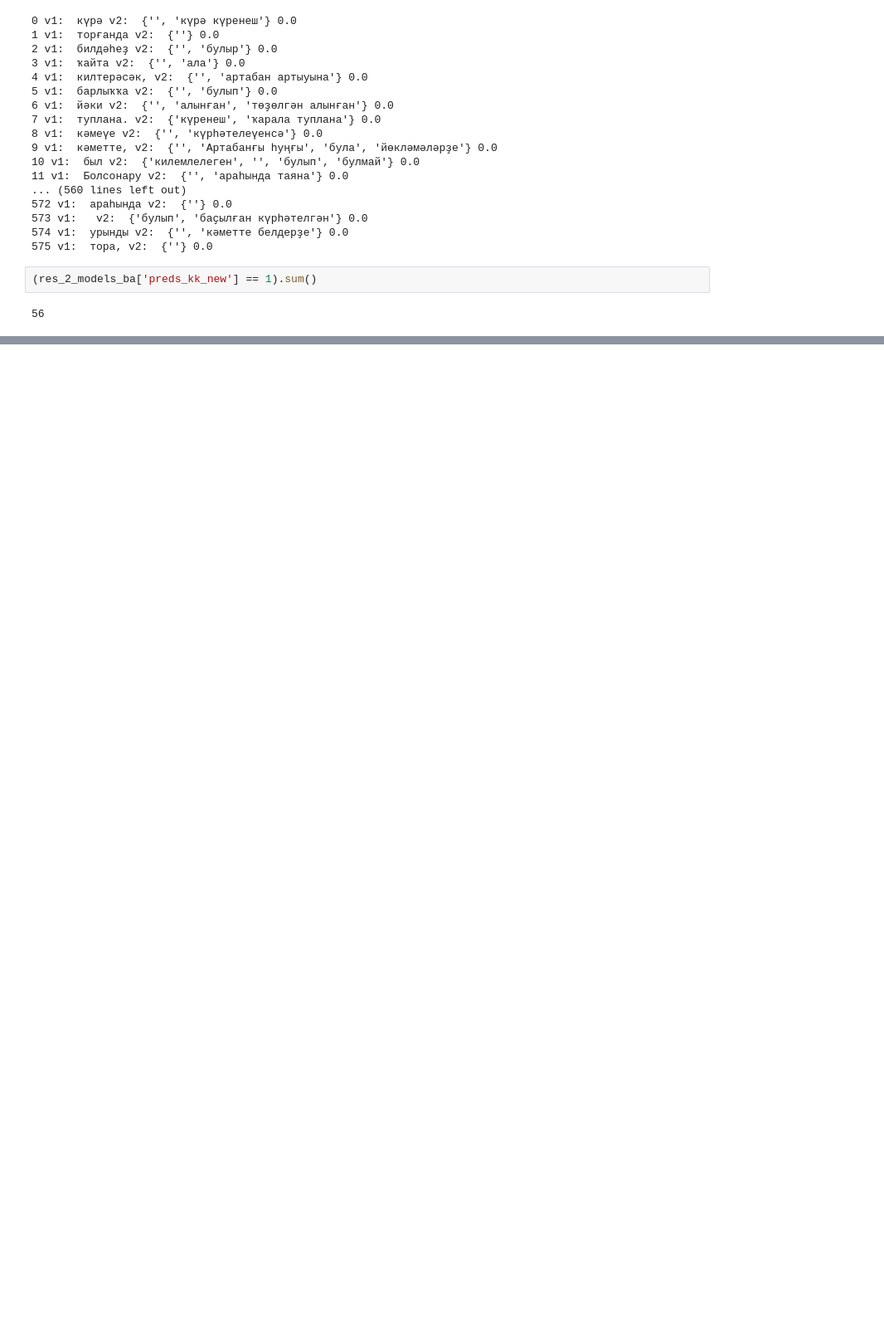
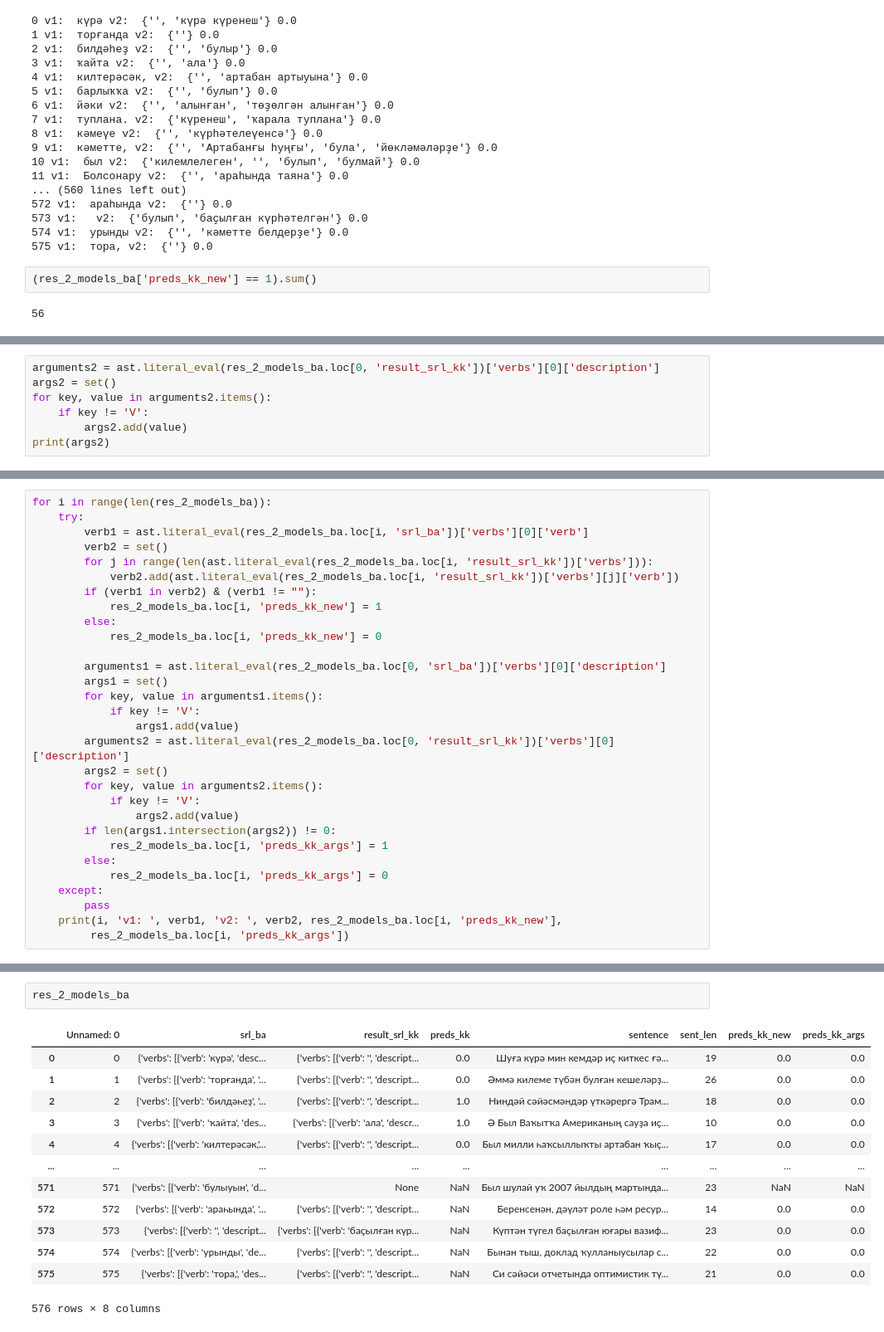
Before and after one commit to Rustemhak/MADE-project-semantic-role-labeling-Turkic, a Jupyter notebook: framebank+yandex_translate/compare_verbs.ipynb, the cells around one changed output, grey strips where cells are left out. Shown at 83% size. Saved outputs shown, nothing was run; the diff lists cells and outputs as text; blank space fills up the shorter version.

Commit message:
add verbs and arguments comparison

```diff
--- a/framebank+yandex_translate/compare_verbs.ipynb
+++ b/framebank+yandex_translate/compare_verbs.ipynb
@@ -58,0 +72,7 @@ for i in range(len(res_2_models_ba)):
+# %%
+arguments2 = ast.literal_eval(res_2_models_ba.loc[0, 'result_srl_kk'])['verbs'][0]['description']
+args2 = set()
+for key, value in arguments2.items():
+    if key != 'V':
+        args2.add(value)
+print(args2)
@@ -58,0 +84,30 @@ for i in range(len(res_2_models_ba)):
+# %%
+for i in range(len(res_2_models_ba)):
+    try:
+        verb1 = ast.literal_eval(res_2_models_ba.loc[i, 'srl_ba'])['verbs'][0]['verb']
+        verb2 = set()
+        for j in range(len(ast.literal_eval(res_2_models_ba.loc[i, 'result_srl_kk'])['verbs'])):
+            verb2.add(ast.literal_eval(res_2_models_ba.loc[i, 'result_srl_kk'])['verbs'][j]['verb'])
+        if (verb1 in verb2) & (verb1 != ""):
+            res_2_models_ba.loc[i, 'preds_kk_new'] = 1
+        else:
+            res_2_models_ba.loc[i, 'preds_kk_new'] = 0
+
+        arguments1 = ast.literal_eval(res_2_models_ba.loc[0, 'srl_ba'])['verbs'][0]['description']
+        args1 = set()
+        for key, value in arguments1.items():
+            if key != 'V':
+                args1.add(value)
+        arguments2 = ast.literal_eval(res_2_models_ba.loc[0, 'result_srl_kk'])['verbs'][0]['description']
+        args2 = set()
+        for key, value in arguments2.items():
+            if key != 'V':
+                args2.add(value)
+        if len(args1.intersection(args2)) != 0:
+            res_2_models_ba.loc[i, 'preds_kk_args'] = 1
+        else:
+            res_2_models_ba.loc[i, 'preds_kk_args'] = 0
+    except:
+        pass
+    print(i, 'v1: ', verb1, 'v2: ', verb2, res_2_models_ba.loc[i, 'preds_kk_new'],
+         res_2_models_ba.loc[i, 'preds_kk_args'])
@@ -58,0 +132,16 @@ for i in range(len(res_2_models_ba)):
+# %%
+res_2_models_ba
+# %% [output]
+|  | Unnamed: 0 | srl_ba | result_srl_kk | preds_kk | sentence | sent_len | preds_kk_new | preds_kk_args |
+| 0 | 0 | {'verbs': [{'verb': 'күрә', 'desc... | {'verbs': [{'verb': '', 'descript... | 0.0 | Шуға күрә мин кемдәр иҫ киткес ғә... | 19 | 0.0 | 0.0 |
+| 1 | 1 | {'verbs': [{'verb': 'торғанда', '... | {'verbs': [{'verb': '', 'descript... | 0.0 | Әммә килеме түбән булған кешеләрҙ... | 26 | 0.0 | 0.0 |
+| 2 | 2 | {'verbs': [{'verb': 'билдәһеҙ', '... | {'verbs': [{'verb': '', 'descript... | 1.0 | Ниндәй сәйәсмәндәр үткәрергә Трам... | 18 | 0.0 | 0.0 |
+| 3 | 3 | {'verbs': [{'verb': 'ҡайта', 'des... | {'verbs': [{'verb': 'ала', 'descr... | 1.0 | Ә Был Ваҡытҡа Американың сауҙа иҫ... | 10 | 0.0 | 0.0 |
+| 4 | 4 | {'verbs': [{'verb': 'килтерәсәк,'... | {'verbs': [{'verb': '', 'descript... | 0.0 | Был милли һаҡсыллыҡты артабан ҡыҫ... | 17 | 0.0 | 0.0 |
+| ... | ... | ... | ... | ... | ... | ... | ... | ... |
+| 571 | 571 | {'verbs': [{'verb': 'булыуын', 'd... | None | NaN | Был шулай уҡ 2007 йылдың мартында... | 23 | NaN | NaN |
+| 572 | 572 | {'verbs': [{'verb': 'араһында', '... | {'verbs': [{'verb': '', 'descript... | NaN | Беренсенән, дәүләт роле һәм ресур... | 14 | 0.0 | 0.0 |
+| 573 | 573 | {'verbs': [{'verb': '', 'descript... | {'verbs': [{'verb': 'баҫылған күр... | NaN | Күптән түгел баҫылған юғары вазиф... | 23 | 0.0 | 0.0 |
+| 574 | 574 | {'verbs': [{'verb': 'урынды', 'de... | {'verbs': [{'verb': '', 'descript... | NaN | Бынан тыш, доклад ҡулланыусылар с... | 22 | 0.0 | 0.0 |
+| 575 | 575 | {'verbs': [{'verb': 'тора,', 'des... | {'verbs': [{'verb': '', 'descript... | NaN | Си сәйәси отчетында оптимистик тү... | 21 | 0.0 | 0.0 |
+576 rows × 8 columns
```
Also changed, not shown: parts of 5 cells of this notebook.
